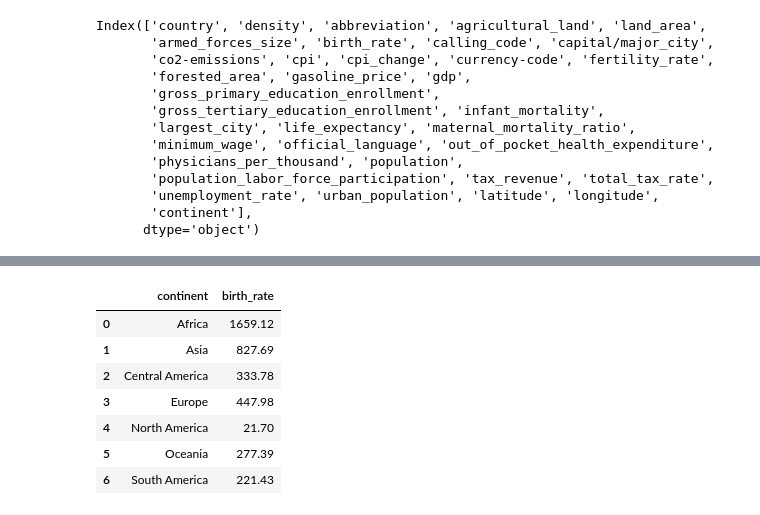
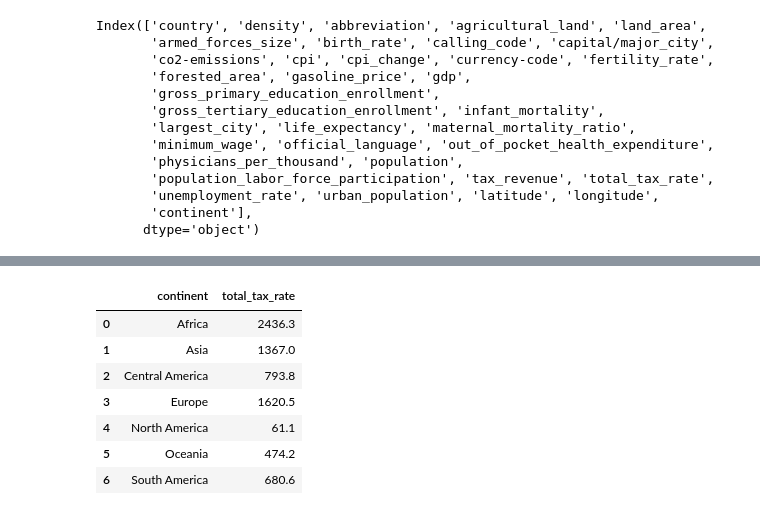
Before and after one commit to rebeca-enma/promoG-modulo3-sprint1-pairprogramming-Rebeca-Raquel, a Jupyter notebook: pair_visualizacion.ipynb, the cells around one changed output, grey strips where cells are left out. Saved outputs shown, nothing was run; the diff lists cells and outputs as text; code cells hidden in the pictures.

```diff
--- a/pair_visualizacion.ipynb
+++ b/pair_visualizacion.ipynb
@@ -302,12 +398,12 @@ Index(['country', 'density', 'abbreviation', 'agricultural_land', 'land_area',
 # %%
-df_continente_3 = df.groupby("continent")["birth_rate"].sum().reset_index()
-df_continente_3
+df_continente_4 = df.groupby("continent")["total_tax_rate"].sum().reset_index()
+df_continente_4
 # %% [output]
-|  | continent | birth_rate |
-| 0 | Africa | 1659.12 |
-| 1 | Asia | 827.69 |
-| 2 | Central America | 333.78 |
-| 3 | Europe | 447.98 |
-| 4 | North America | 21.70 |
-| 5 | Oceania | 277.39 |
-| 6 | South America | 221.43 |
+|  | continent | total_tax_rate |
+| 0 | Africa | 2436.3 |
+| 1 | Asia | 1367.0 |
+| 2 | Central America | 793.8 |
+| 3 | Europe | 1620.5 |
+| 4 | North America | 61.1 |
+| 5 | Oceania | 474.2 |
+| 6 | South America | 680.6 |
```
Also changed, not shown: parts of 21 cells of this notebook.
